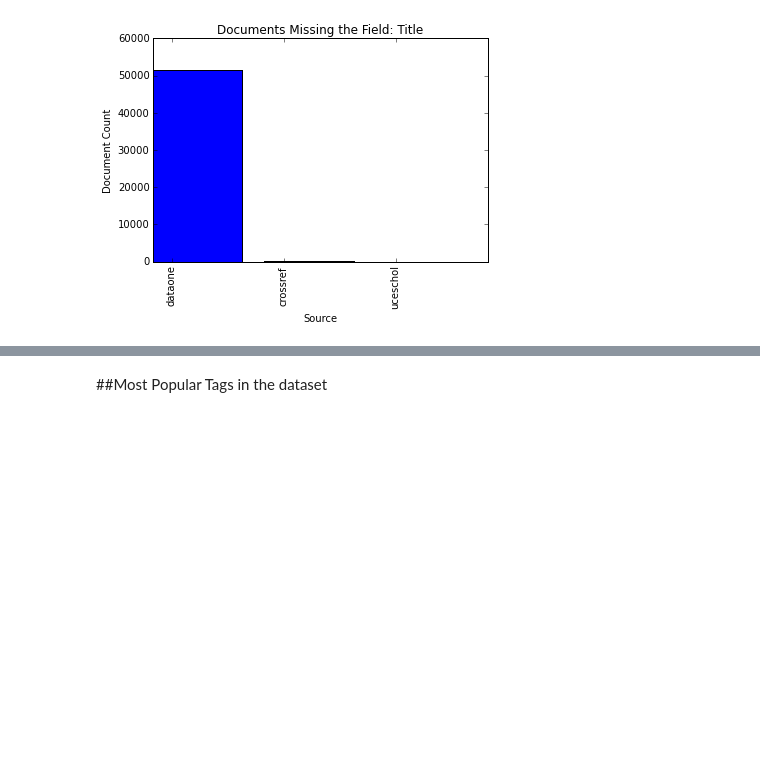
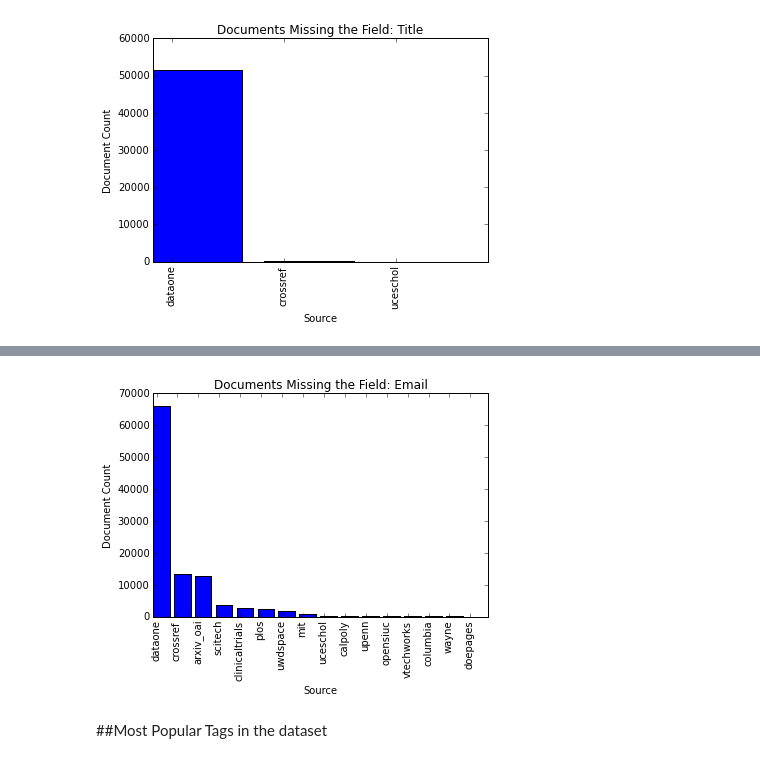
Before and after one commit to erinspace/scrapi_stats, a Jupyter notebook: scrapi_stats.ipynb, the cells around one changed output, grey strips where cells are left out. Cells and saved outputs as stored; diff of their text form; code cells hidden in the pictures; blank space fills up the shorter version.

Commit message:
added more labels and a graph

```diff
--- a/scrapi_stats.ipynb
+++ b/scrapi_stats.ipynb
@@ -179,3 +181,13 @@ def return_all(all_results):
+# %%
+def full_results_to_list(full_elastic_results):
+    ''' takes the raw elastic search results, and
+    returns a simplified version with just a list of
+    all the doc counts and their values '''
+
+    try:
+        return full_elastic_results['aggregations']['sources']['buckets']
+    except KeyError:
+        return full_elastic_results['aggregations']['sourceAggregation']['sources']['buckets']
 # %%
 def extract_values_and_labels(elastic_results):
     ''' Takes a list of dictionaries of the results of
@@ -197,5 +209,5 @@ def extract_values_and_labels(elastic_results):
 # %%
-def create_bar_graph(elastic_results, title, field_for_title=''):
+def create_bar_graph(elastic_results,  x_label, title, field_for_title=''):
     ''' takes a list of elastic results, and
     returns a bar graph of the doc counts'''
 
@@ -210,7 +222,7 @@ def create_bar_graph(elastic_results, title, field_for_title=''):
     bar = plt.bar(index, values)
 
     plt.xticks(index+width/2, labels, rotation='vertical')
-    plt.xlabel('Source')
+    plt.xlabel(x_label)
     plt.ylabel('Document Count')
     plt.title(title + field_for_title)
 # %%
@@ -258,2 +310,6 @@ create_bar_graph(missing_by_field, "Documents Missing the Field: ", 'Title')
 # %% [output]
 [figure]
+# %%
+missing_by_email_search = search('missing', field='email')
+# %%
+missing_by_email = full_results_to_list(missing_by_email_search)
@@ -260,3 +336,7 @@ create_bar_graph(missing_by_field, "Documents Missing the Field: ", 'Title')
+# %%
+create_bar_graph(missing_by_email, title="Documents Missing the Field: ", field_for_title='Email', x_label="Source")
+# %% [output]
+[figure, added]
 # %% [markdown]
 ##Most Popular Tags in the dataset
 # %%
```
Also changed, not shown: parts of 18 cells of this notebook.
